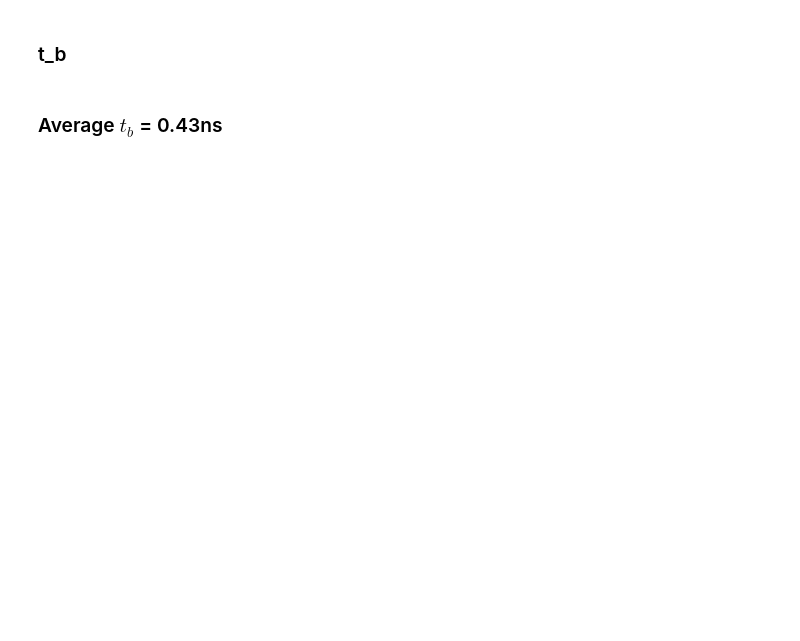
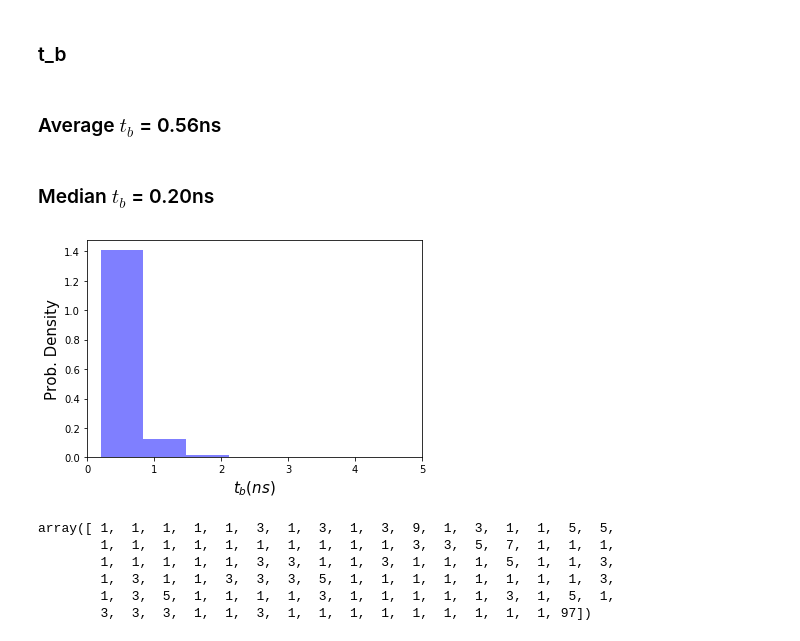
Before and after one commit to choderalab/msm-mfpt, a Jupyter notebook: models/Villin_model_postClustering2-mindist.ipynb, the cells around one changed output. Saved outputs shown, nothing was run; the diff lists cells and outputs as text; code cells hidden in the pictures; blank space fills up the shorter version.

```diff
--- a/models/Villin_model_postClustering2-mindist.ipynb
+++ b/models/Villin_model_postClustering2-mindist.ipynb
@@ -641,10 +641,29 @@ plt.show()
 # %%
 nm_model.lag_time = 1
 empiric_fptsAB, empiric_fptsBA, tb_values = nm_model.empirical_fpts()
 
 printmd("###  Average $t_b$ = {:.2f}ns".format(0.2*sum(tb_values)/len(tb_values)))
+printmd("###  Median $t_b$ = {:.2f}ns".format(0.2*np.median(tb_values)))
+
+plt.hist(np.array(tb_values)*0.2, normed=True, bins=30, color='blue', alpha=0.5)
+plt.xlabel("$t_b (ns)$", fontsize=15)
+plt.ylabel("Prob. Density", fontsize=15)
+plt.annotate
+plt.xlim([0,5])
+plt.show()
 # %% [output]
-###  Average $t_b$ = 0.43ns
+###  Average $t_b$ = 0.56ns
+###  Median $t_b$ = 0.20ns
+[figure, added]
+# %%
+np.array(tb_values)
+# %% [output]
+array([ 1,  1,  1,  1,  1,  3,  1,  3,  1,  3,  9,  1,  3,  1,  1,  5,  5,
+        1,  1,  1,  1,  1,  1,  1,  1,  1,  1,  3,  3,  5,  7,  1,  1,  1,
+        1,  1,  1,  1,  1,  3,  3,  1,  1,  3,  1,  1,  1,  5,  1,  1,  3,
+        1,  3,  1,  1,  3,  3,  3,  5,  1,  1,  1,  1,  1,  1,  1,  1,  3,
+        1,  3,  5,  1,  1,  1,  1,  3,  1,  1,  1,  1,  1,  3,  1,  5,  1,
+        3,  3,  3,  1,  1,  3,  1,  1,  1,  1,  1,  1,  1,  1,  1, 97])
 # %%
 ## Correlation functions
 
```
Also changed, not shown: parts of 13 cells of this notebook, 3 other files.
